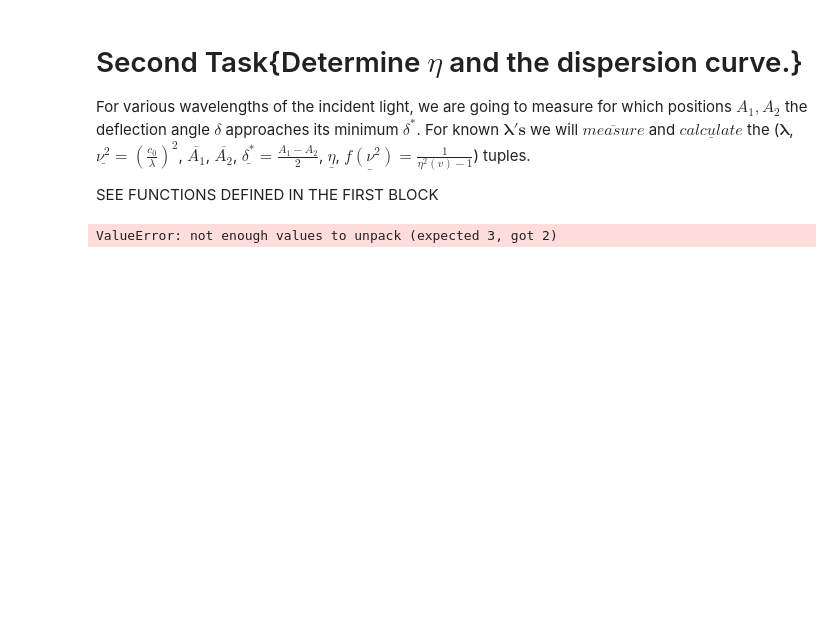
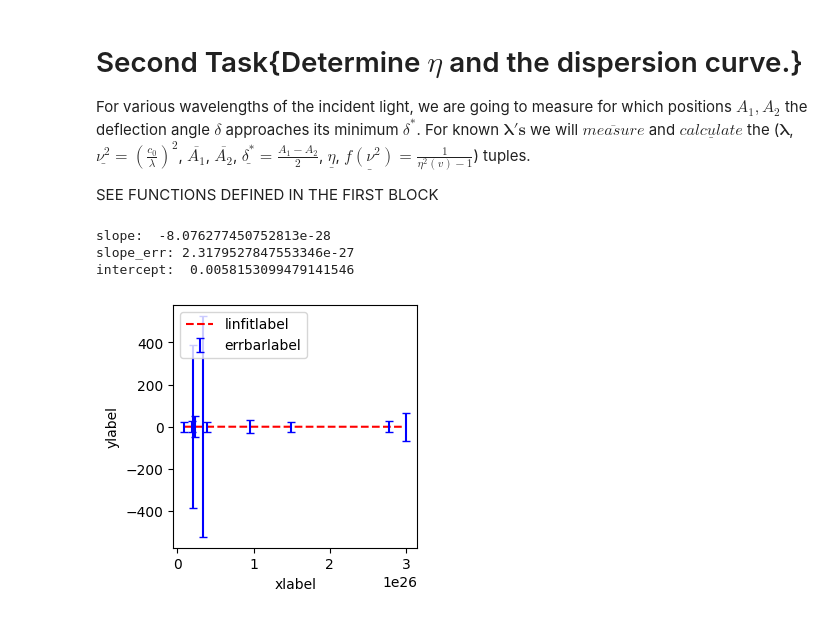
Before and after one commit to dominikrosser/praktikum_p1, a Jupyter notebook: 13 Brechungsind_pris/brechungsind_pris.ipynb, the cells around one changed output. Drawn from its saved outputs; the diff is of its cells as text; code cells hidden in the pictures; blank space fills up the shorter version.

```diff
--- a/13 Brechungsind_pris/brechungsind_pris.ipynb
+++ b/13 Brechungsind_pris/brechungsind_pris.ipynb
@@ -108,14 +156,38 @@ Phi end result: (3.3+/-0.8)e+02 radian
 For various wavelengths of the incident light, we are going to measure for which positions $A_{1}, A_{2}$ the deflection angle $\delta$ approaches its minimum $\delta^*$. For known $\boldsymbol{\lambda's}$ we will $\overline{measure}$ and $\underline{calculate}$ the ($\boldsymbol{\lambda}$, $\underline{\nu^2} = (\frac{c_{0}}{\lambda})^2$, $\overline{A_{1}}$, $\overline{A_{2}}$, $\underline{\delta^*} = \frac{A_{1}-A_{2}}{2}$, $\underline{\eta}$, $\underline{f(\nu^2)} =\frac{1}{\eta^2(v)-1}$) tuples.
 
 SEE FUNCTIONS DEFINED IN THE FIRST BLOCK
-# %%
-Lambda_meas, A1_meas, A2_meas = np.genfromtxt(os.path.join(os.getcwd(), "task2_measure_lambda_a1_a2.csv"), delimiter=',', skip_header=1, unpack=True)
-
-A_meas_uncertainty_guess = A_meas_uncertainty_guess # already defined above
-Lambda_uncertainty_guess = 999.99 # TODO
-A_unit = units.rad
-A1s = np.array([u.ufloat(a1, A_meas_uncertainty_guess) for a1 in A1_meas]) *A_unit
-A2s = np.array([u.ufloat(a2, A_meas_uncertainty_guess) for a2 in A2_meas]) *A_unit
-Lambdas = np.array([u.ufloat(l, Lambda_uncertainty_guess) for l in Lambda_meas])
-# %% [output]
-ValueError: not enough values to unpack (expected 3, got 2)
+# %%
+# SET UNCERTAINTIES
+A_meas_uncertainty_guess = A_meas_uncertainty_guess # already defined above
+Lambda_uncertainty_guess = 999.99 # TODO !!!
+
+# SET UNITS
+A_unit = units.rad
+Lambda_unit = units.micrometer # TODO !!!
+
+# IMPORT DATA
+Lambda_meas, A1_meas, A2_meas = np.genfromtxt(os.path.join(os.getcwd(), "task2_measure_lambda_a1_a2.csv"), delimiter=',', skip_header=1, unpack=True)
+A1s = np.array([u.ufloat(a1, A_meas_uncertainty_guess) for a1 in A1_meas]) *A_unit
+A2s = np.array([u.ufloat(a2, A_meas_uncertainty_guess) for a2 in A2_meas]) *A_unit
+Lambdas = np.array([u.ufloat(l, Lambda_uncertainty_guess) for l in Lambda_meas]) *Lambda_unit
+
+# CALCULATE BELONGING VALUES
+Nus = nu_of_lambda(Lambdas).to_base_units().to_compact()
+Nu_Squareds = np.square(Nus).to_base_units().to_compact()
+Delta0s = delta0_of_A1_A2(A1s, A2s).to_base_units().to_compact()
+# Using Eq. 8 to figure out the refractive indexes
+Etas = np.array([n_of_phi_delta0(Phi_Result.magnitude, Delta0.magnitude) for Delta0 in Delta0s]) * no_unit
+Eta_Squareds = usquare(Etas)
+Fs = f_of_n_squared(Eta_Squareds)
+
+slope_withErr, intercept_withErr = errorbar_plot_with_linregress(extr_values(Nu_Squareds), extr_values(Fs), extr_sig(Fs), nolinregress=False)
+
+# CALCULATE MATERIAL CONSTANTS FROM THE CURVE
+nu0dash_Squared = intercept_withErr
+nu0dash = u.wrap(np.sqrt)(nu0dash_Squared) * (1/units.s)# u.ufloat(998.38, 7.433) * (1/units.s) # TODO
+A_param = (1/slope_withErr) * (1/units.s**2) # u.ufloat(848.83, 3.443) * (1/units.s**2)# TODO
+# %% [output]
+slope:  -8.076277450752813e-28
+slope_err: 2.3179527847553346e-27
+intercept:  0.0058153099479141546
+[figure, added]
```
Also changed, not shown: parts of 5 cells of this notebook, 1 other file.
